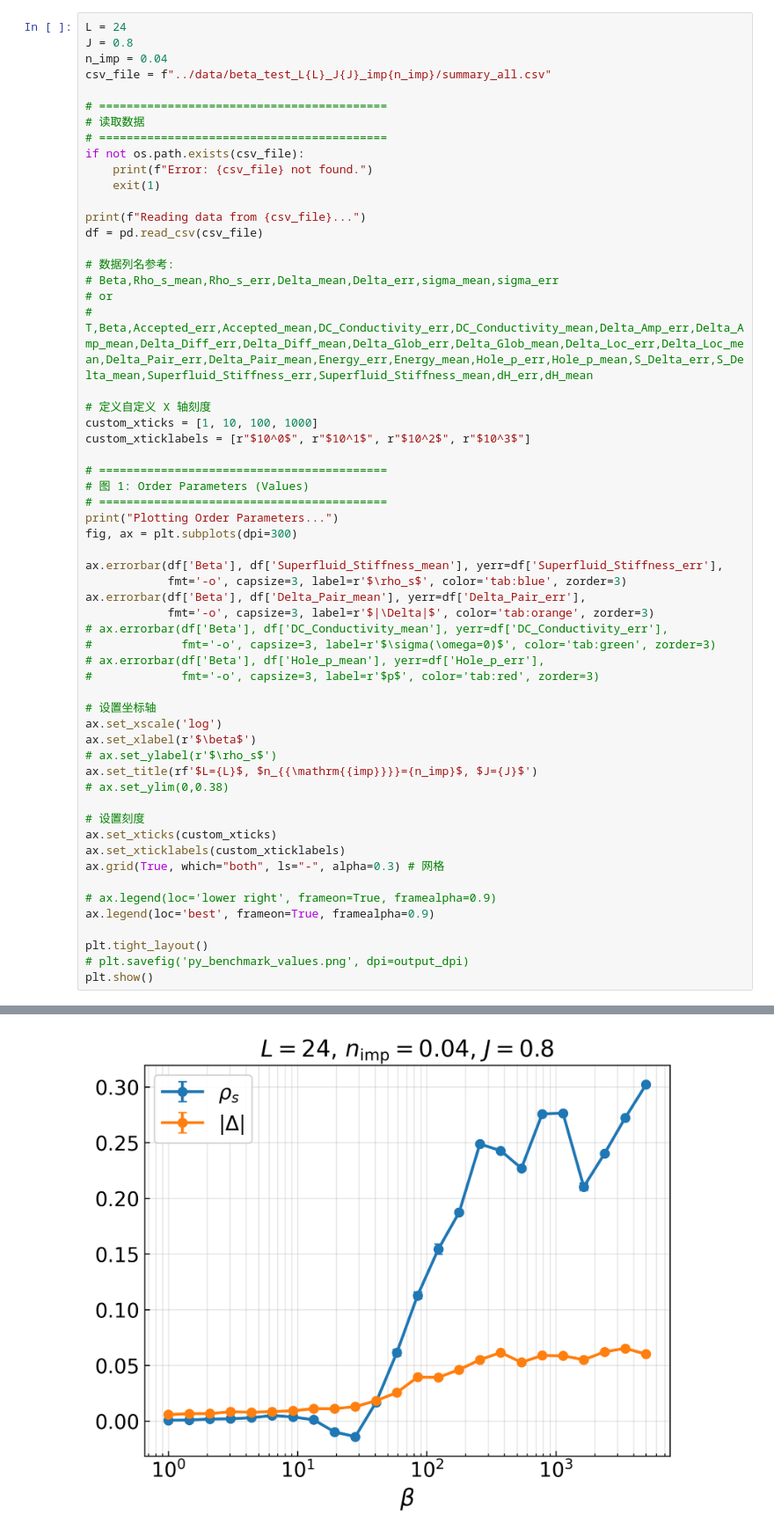
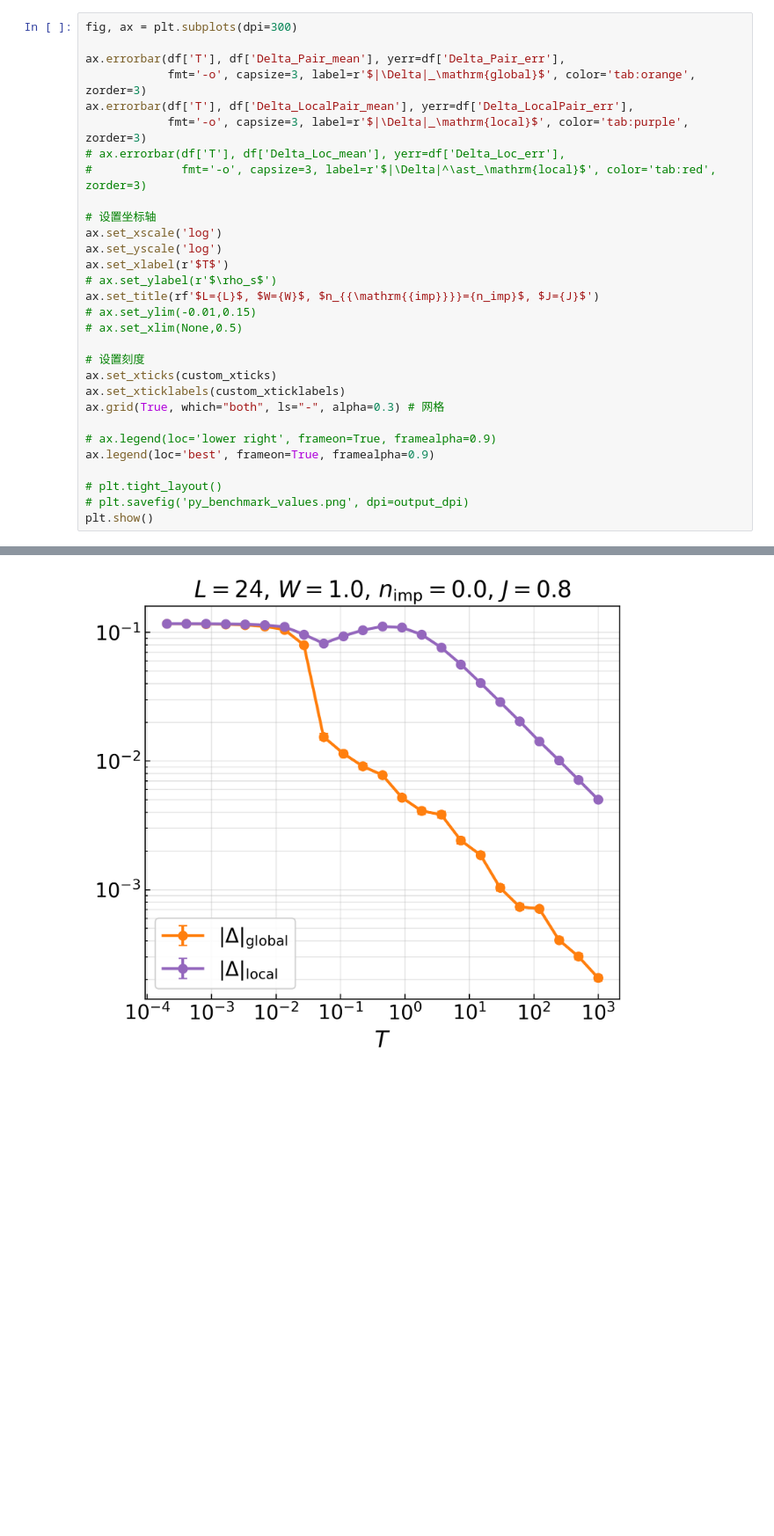
Before and after one commit to YinkaiYu/Hybrid-Monte-Carlo-for-d-wave-SC, a Jupyter notebook: scripts/plot_stiffness.ipynb, the cells around one changed output, grey strips where cells are left out. Shown at 88% size. Saved outputs shown, nothing was run; the diff lists cells and outputs as text; blank space fills up the shorter version.

```diff
--- a/scripts/plot_stiffness.ipynb
+++ b/scripts/plot_stiffness.ipynb
@@ -24,49 +91,21 @@ plt.rcParams.update({
 # %%
-L = 24
-J = 0.8
-n_imp = 0.04
-csv_file = f"../data/beta_test_L{L}_J{J}_imp{n_imp}/summary_all.csv"
-
-# ==========================================
-# 读取数据
-# ==========================================
-if not os.path.exists(csv_file):
-    print(f"Error: {csv_file} not found.")
-    exit(1)
-
-print(f"Reading data from {csv_file}...")
-df = pd.read_csv(csv_file)
-
-# 数据列名参考:
-# Beta,Rho_s_mean,Rho_s_err,Delta_mean,Delta_err,sigma_mean,sigma_err
-# or
-# T,Beta,Accepted_err,Accepted_mean,DC_Conductivity_err,DC_Conductivity_mean,Delta_Amp_err,Delta_Amp_mean,Delta_Diff_err,Delta_Diff_mean,Delta_Glob_err,Delta_Glob_mean,Delta_Loc_err,Delta_Loc_mean,Delta_Pair_err,Delta_Pair_mean,Energy_err,Energy_mean,Hole_p_err,Hole_p_mean,S_Delta_err,S_Delta_mean,Superfluid_Stiffness_err,Superfluid_Stiffness_mean,dH_err,dH_mean
-
-# 定义自定义 X 轴刻度
-custom_xticks = [1, 10, 100, 1000]
-custom_xticklabels = [r"$10^0$", r"$10^1$", r"$10^2$", r"$10^3$"]
-
-# ==========================================
-# 图 1: Order Parameters (Values)
-# ==========================================
-print("Plotting Order Parameters...")
 fig, ax = plt.subplots(dpi=300)
 
-ax.errorbar(df['Beta'], df['Superfluid_Stiffness_mean'], yerr=df['Superfluid_Stiffness_err'],
-            fmt='-o', capsize=3, label=r'$\rho_s$', color='tab:blue', zorder=3)
-ax.errorbar(df['Beta'], df['Delta_Pair_mean'], yerr=df['Delta_Pair_err'],
-            fmt='-o', capsize=3, label=r'$|\Delta|$', color='tab:orange', zorder=3)
-# ax.errorbar(df['Beta'], df['DC_Conductivity_mean'], yerr=df['DC_Conductivity_err'],
-#             fmt='-o', capsize=3, label=r'$\sigma(\omega=0)$', color='tab:green', zorder=3)
-# ax.errorbar(df['Beta'], df['Hole_p_mean'], yerr=df['Hole_p_err'],
-#             fmt='-o', capsize=3, label=r'$p$', color='tab:red', zorder=3)
+ax.errorbar(df['T'], df['Delta_Pair_mean'], yerr=df['Delta_Pair_err'],
+            fmt='-o', capsize=3, label=r'$|\Delta|_\mathrm{global}$', color='tab:orange', zorder=3)
+ax.errorbar(df['T'], df['Delta_LocalPair_mean'], yerr=df['Delta_LocalPair_err'],
+            fmt='-o', capsize=3, label=r'$|\Delta|_\mathrm{local}$', color='tab:purple', zorder=3)
+# ax.errorbar(df['T'], df['Delta_Loc_mean'], yerr=df['Delta_Loc_err'],
+#             fmt='-o', capsize=3, label=r'$|\Delta|^\ast_\mathrm{local}$', color='tab:red', zorder=3)
 
 # 设置坐标轴
 ax.set_xscale('log')
-ax.set_xlabel(r'$\beta$')
+ax.set_yscale('log')
+ax.set_xlabel(r'$T$')
 # ax.set_ylabel(r'$\rho_s$')
-ax.set_title(rf'$L={L}$, $n_{{\mathrm{{imp}}}}={n_imp}$, $J={J}$')
-# ax.set_ylim(0,0.38)
+ax.set_title(rf'$L={L}$, $W={W}$, $n_{{\mathrm{{imp}}}}={n_imp}$, $J={J}$')
+# ax.set_ylim(-0.01,0.15)
+# ax.set_xlim(None,0.5)
 
 # 设置刻度
 ax.set_xticks(custom_xticks)
@@ -76,7 +115,7 @@ ax.grid(True, which="both", ls="-", alpha=0.3) # 网格
 # ax.legend(loc='lower right', frameon=True, framealpha=0.9)
 ax.legend(loc='best', frameon=True, framealpha=0.9)
 
-plt.tight_layout()
+# plt.tight_layout()
 # plt.savefig('py_benchmark_values.png', dpi=output_dpi)
 plt.show()
 # %% [output]
@@ -85 +122 @@ Plotting Order Parameters...
-[figure, old version]
+[figure, new version]
```
Also changed, not shown: parts of 11 cells of this notebook, 9 other files.
